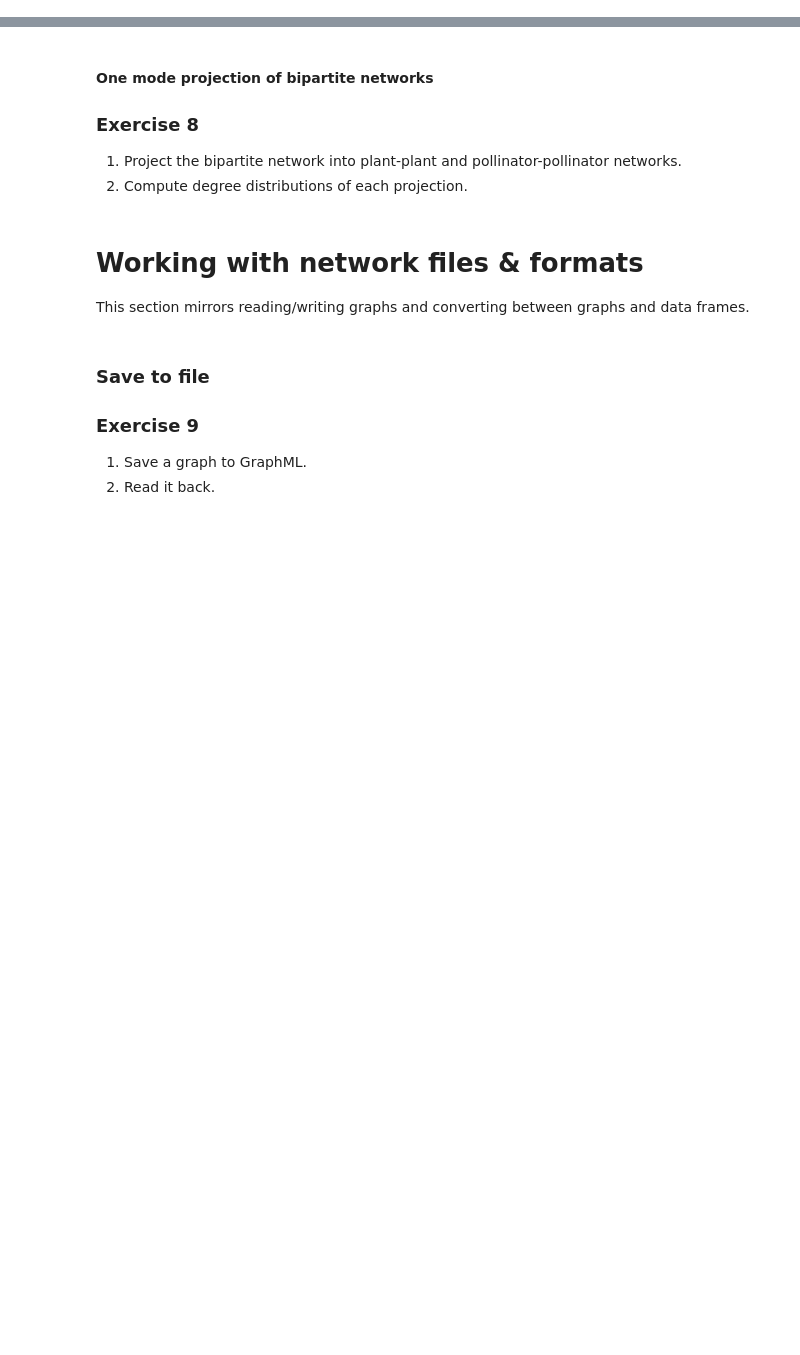
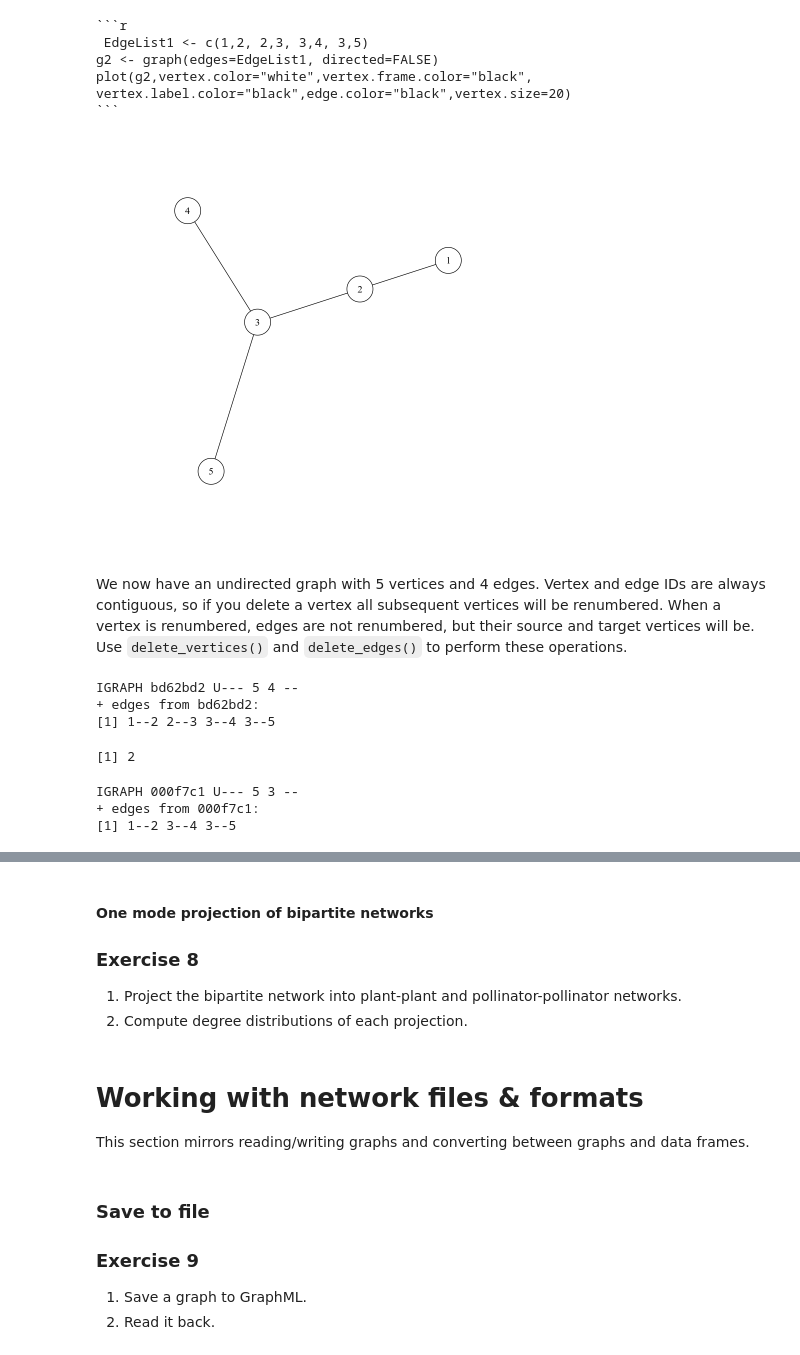
Before and after one commit to domgarvir/UPO_econetworks, a Jupyter notebook: Lesson01_A_R.ipynb, the cells around one changed output, grey strips where cells are left out. Cells and saved outputs as stored; diff of their text form; code cells hidden in the pictures; blank space fills up the shorter version.

Commit message:
included snipets and funtctions to load

````diff
--- a/Lesson01_A_R.ipynb
+++ b/Lesson01_A_R.ipynb
@@ -241,0 +132,33 @@ as_tbl_graph(gB) |>
+# %%
+# SOLUTION: uncomment line below to load solution
+load_and_show("./snippets/ex1.R")
+# %% [output]
+```r
+ EdgeList1 <- c(1,2, 2,3, 3,4, 3,5)
+g2 <- graph(edges=EdgeList1, directed=FALSE)
+plot(g2,vertex.color="white",vertex.frame.color="black", vertex.label.color="black",edge.color="black",vertex.size=20)
+```
+[figure, added]
+# %% [markdown]
+We now have an undirected graph with 5 vertices and 4 edges.
+Vertex and edge IDs are always contiguous, so if you delete a vertex all subsequent vertices will be renumbered.
+When a vertex is renumbered, edges are not renumbered, but their source and target vertices will be.
+Use `delete_vertices()` and `delete_edges()` to perform these operations.
+# %%
+g2
+# %% [output]
+IGRAPH bd62bd2 U--- 5 4 --
++ edges from bd62bd2:
+[1] 1--2 2--3 3--4 3--5
+# %%
+edge_id_to_delete <- get.edge.ids(g2, c(2, 3))
+edge_id_to_delete
+# %% [output]
+[1] 2
+# %%
+g2 <- delete_edges(g2, edge_id_to_delete)
+g2
+# %% [output]
+IGRAPH 000f7c1 U--- 5 3 --
++ edges from 000f7c1:
+[1] 1--2 3--4 3--5
````
Also changed, not shown: parts of 58 cells of this notebook, 7 other files.
